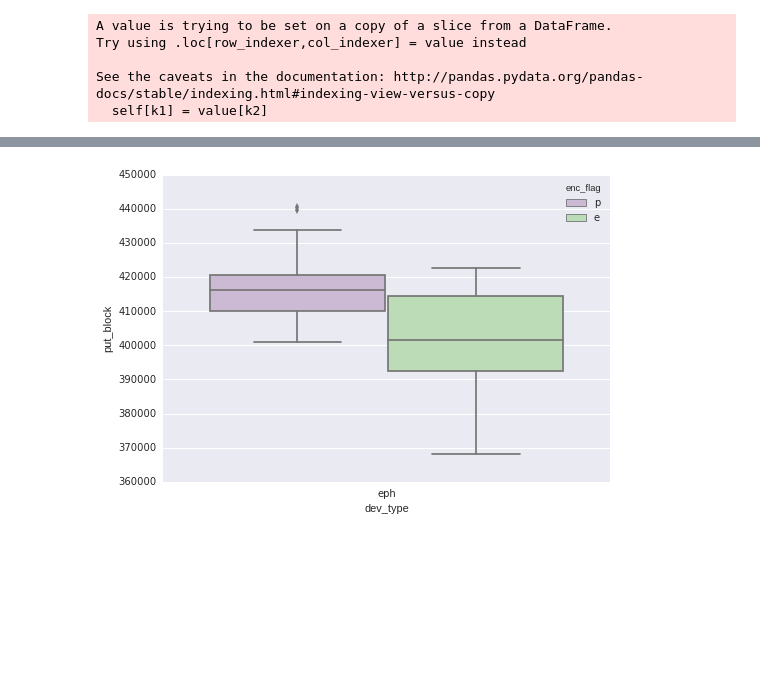
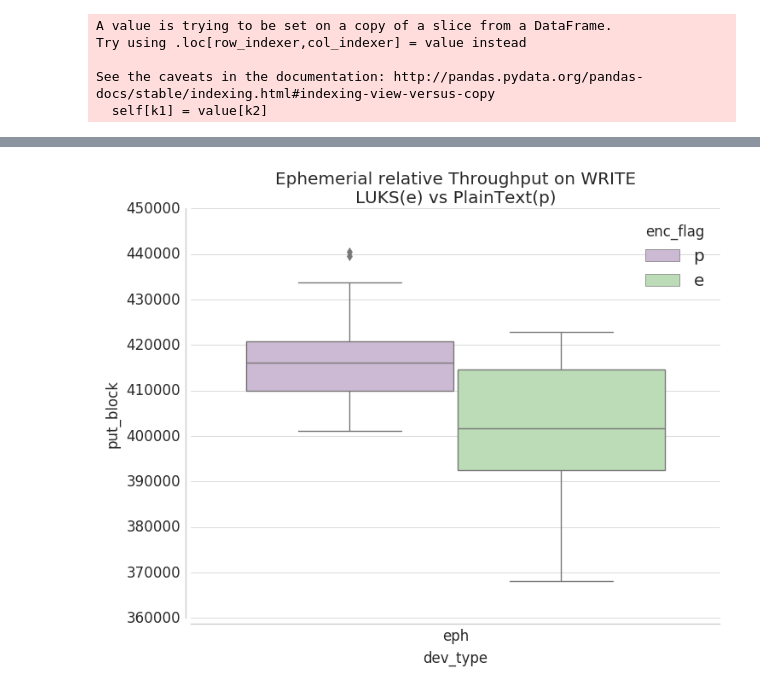
Before and after one commit to philipsoutham/aws-encryption-performance, a Jupyter notebook: To crypto, or not to crypto....ipynb, the cells around one changed output, grey strips where cells are left out. Drawn from its saved outputs; the diff is of its cells as text; code cells hidden in the pictures; blank space fills up the shorter version.

```diff
--- a/To crypto, or not to crypto....ipynb
+++ b/To crypto, or not to crypto....ipynb
@@ -300,6 +297,10 @@ Try using .loc[row_indexer,col_indexer] = value instead
 See the caveats in the documentation: http://pandas.pydata.org/pandas-docs/stable/indexing.html#indexing-view-versus-copy
   self[k1] = value[k2]
 # %%
-g = sns.boxplot(x="dev_type", y="get_block_cpu", hue="enc_flag", data=dfb[dfb.dev_type == "eph"],palette="PRGn")
-g.set_title("Ephemerial relative CPU on READ - LUKS(e) vs PlainText(p)")
+sns.reset_defaults()
+sns.set_style("whitegrid")
+g = sns.boxplot(x="dev_type", y="get_block_cpu", hue="enc_flag", data=dfb[dfb.dev_type == "eph"],palette="PRGn",width=.7)
+g.set_title("Ephemerial relative CPU on READ\nLUKS(e) vs PlainText(p)")
+g.set_ybound(5,15)
+sns.despine(offset=5)
 # %% [output]
@@ -308,4 +308,8 @@ g.set_title("Ephemerial relative CPU on READ - LUKS(e) vs PlainText(p)")
 # %%
-g = sns.boxplot(x="dev_type", y="put_block_cpu", hue="enc_flag", data=dfb[dfb.dev_type == "eph"],palette="PRGn")
-g.set_title("Ephemerial relative CPU on WRITE - LUKS(e) vs PlainText(p)")
+sns.reset_defaults()
+sns.set_style("whitegrid")
+g = sns.boxplot(x="dev_type", y="put_block_cpu", hue="enc_flag", data=dfb[dfb.dev_type == "eph"],palette="PRGn", width=.8)
+g.set_title("Ephemerial relative CPU on WRITE\nLUKS(e) vs PlainText(p)")
+g.set_ybound(25,35)
+sns.despine(offset=5)
 # %% [output]
@@ -314,3 +317,7 @@ g.set_title("Ephemerial relative CPU on WRITE - LUKS(e) vs PlainText(p)")
 # %%
-g = sns.boxplot(x="dev_type", y="get_block", hue="enc_flag", data=df[df.dev_type == "io"],palette="PRGn")
+sns.reset_defaults()
+sns.set_style("whitegrid")
+g = sns.boxplot(x="dev_type", y="get_block", hue="enc_flag", data=df[df.dev_type == "io"],palette="PRGn", width=.8)
+g.set_title("EBS relative Throughput on READ\nEncrypted(e) vs PlainText(p)")
+sns.despine(offset=5)
 # %% [output]
@@ -317,0 +325,6 @@ g = sns.boxplot(x="dev_type", y="get_block", hue="enc_flag", data=df[df.dev_type
+# %%
+sns.reset_defaults()
+sns.set_style("whitegrid")
+g = sns.boxplot(x="dev_type", y="put_block", hue="enc_flag", data=df[df.dev_type == "io"],palette="PRGn", width=.8)
+g.set_title("EBS relative Throughput on WRITE\nEncrypted(e) vs PlainText(p)")
+sns.despine(offset=5)
@@ -318,5 +333,9 @@ g = sns.boxplot(x="dev_type", y="get_block", hue="enc_flag", data=df[df.dev_type
 # %%
-g = sns.boxplot(x="dev_type", y="put_block", hue="enc_flag", data=df[df.dev_type == "eph"],palette="PRGn")
+sns.reset_defaults()
+sns.set_style("whitegrid")
+g = sns.boxplot(x="dev_type", y="put_block", hue="enc_flag", data=df[df.dev_type == "eph"],palette="PRGn", width=.8)
+g.set_title("Ephemerial relative Throughput on WRITE\nLUKS(e) vs PlainText(p)")
+sns.despine(offset=5)
 # %% [output]
-[figure, old version]
+[figure, new version]
 # %%
```
Also changed, not shown: parts of 22 cells of this notebook.
